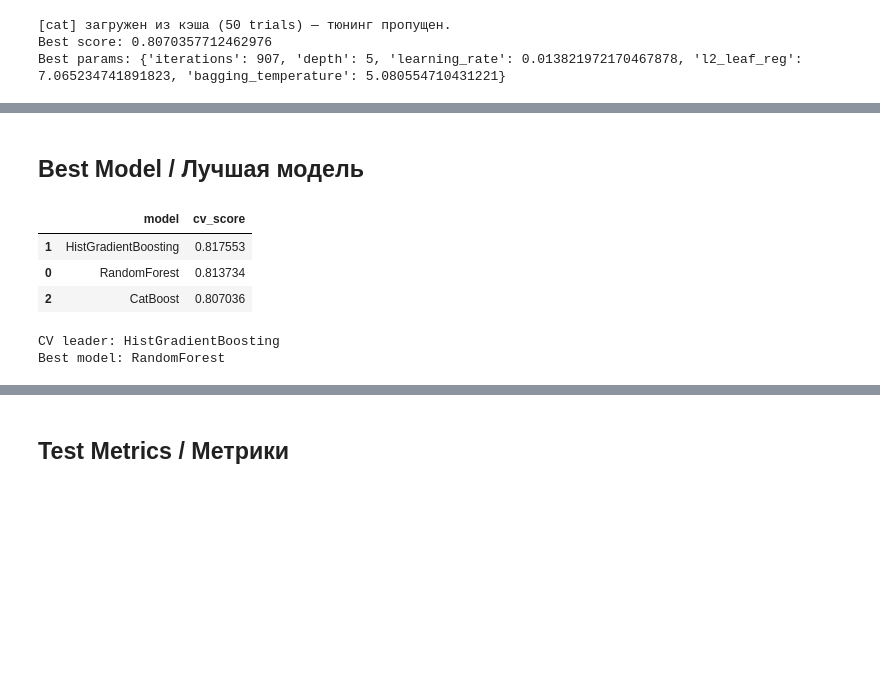
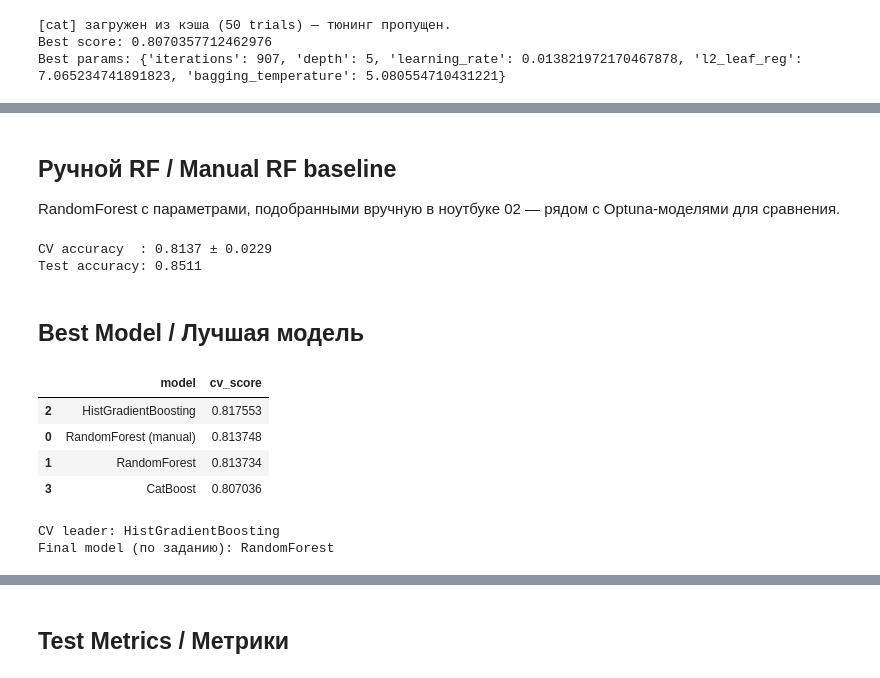
Before and after one commit to MaksymChunikhin/titanic-honest-craft, a Jupyter notebook: notebooks/04_Model_Tuning.ipynb, the cells around one changed output, grey strips where cells are left out. Drawn from its saved outputs; the diff is of its cells as text; code cells hidden in the pictures; blank space fills up the shorter version.

```diff
--- a/notebooks/04_Model_Tuning.ipynb
+++ b/notebooks/04_Model_Tuning.ipynb
@@ -211,30 +211,67 @@ plt.show()
+# %% [markdown]
+## Ручной RF / Manual RF baseline
+
+RandomForest с параметрами, подобранными вручную в ноутбуке 02 —  рядом с Optuna-моделями для сравнения.
+# %%
+# Настроенный вручную RF (параметры из ноутбука 02) / hand-tuned RF baseline
+rf_tuned = RandomForestClassifier(
+    n_estimators=1000,
+    max_depth=8,
+    min_samples_leaf=3,
+    min_samples_split=10,
+    max_features="sqrt",
+    random_state=42,
+    n_jobs=-1,
+)
+
+rf_tuned_pipe = Pipeline([
+    ("preprocessor", preprocessor),
+    ("model", rf_tuned),
+])
+
+# CV на тех же 5 фолдах, что и Optuna-модели / same 5-fold CV as the tuned models
+rf_tuned_scores = cross_val_score(
+    rf_tuned_pipe, X_train, y_train, cv=5, scoring="accuracy", n_jobs=-1
+)
+rf_tuned_cv = rf_tuned_scores.mean()
+
+# Test accuracy / тестовая точность
+rf_tuned_pipe.fit(X_train, y_train)
+rf_tuned_test = accuracy_score(y_test, rf_tuned_pipe.predict(X_test))
+
+print(f"CV accuracy  : {rf_tuned_cv:.4f} ± {rf_tuned_scores.std():.4f}")
+print(f"Test accuracy: {rf_tuned_test:.4f}")
+# %% [output]
+CV accuracy  : 0.8137 ± 0.0229
+Test accuracy: 0.8511
 # %% [markdown]
 ## Best Model / Лучшая модель
 # %%
 results = pd.DataFrame([
+    {"model": "RandomForest (manual)", "cv_score": rf_tuned_cv},
     {"model": "RandomForest", "cv_score": study_rf.best_value},
     {"model": "HistGradientBoosting", "cv_score": study_hgb.best_value},
     {"model": "CatBoost", "cv_score": study_cat.best_value}
 ])
 
 results = results.sort_values("cv_score", ascending=False)
 
 display(results)
 # %% [output]
 |  | model | cv_score |
-| 1 | HistGradientBoosting | 0.817553 |
-| 0 | RandomForest | 0.813734 |
-| 2 | CatBoost | 0.807036 |
+| 2 | HistGradientBoosting | 0.817553 |
+| 0 | RandomForest (manual) | 0.813748 |
+| 1 | RandomForest | 0.813734 |
+| 3 | CatBoost | 0.807036 |
 # %%
-# Авто-лидер по CV / CV leader (для справки):
+# Авто-лидер по CV (только для справки) / CV leader, for reference only
 print("CV leader:", results.iloc[0]["model"])
 
-# Тестовое задание требует RandomForest, его CV в пределах шума от лидера —
-# финальной моделью фиксируем RandomForest / task mandates RandomForest.
+# Финальную модель фиксируем = RandomForest: этого требует тестовое задание,
+# а её CV в пределах шума от лидера / RandomForest is mandated by the task.
 best_model_name = "RandomForest"
-
-print("Best model:", best_model_name)
+print("Final model (по заданию):", best_model_name)
 # %% [output]
 CV leader: HistGradientBoosting
-Best model: RandomForest
+Final model (по заданию): RandomForest
 # %%
```
Also changed, not shown: parts of 9 cells of this notebook, 5 other files.
